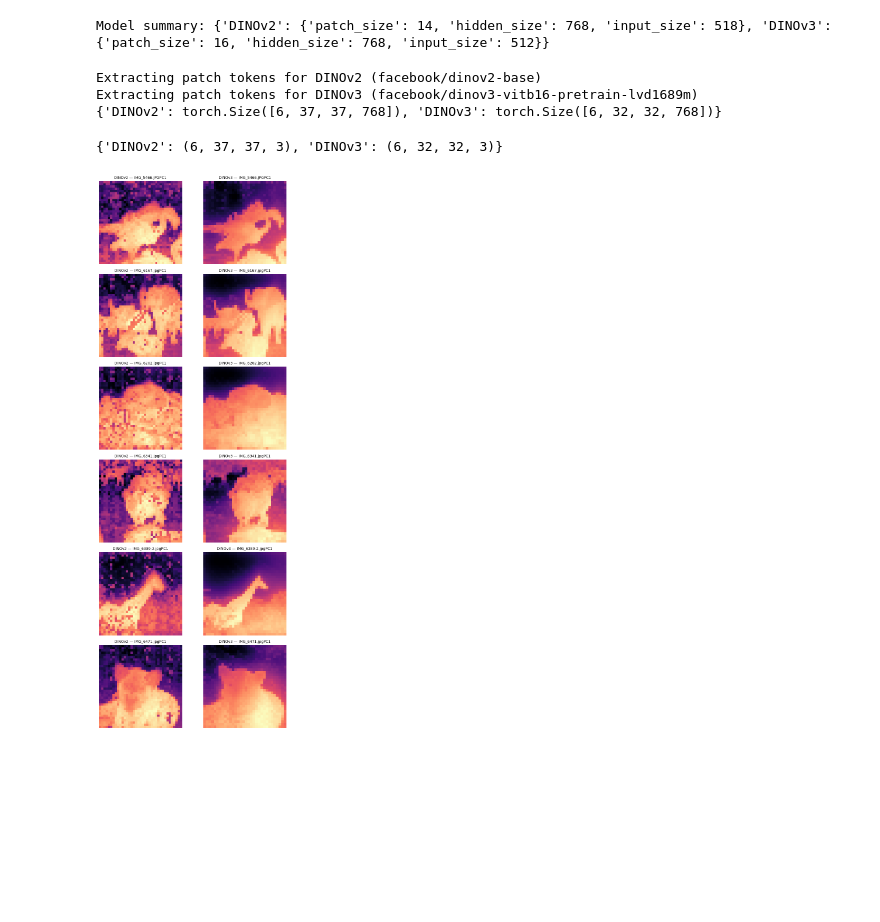
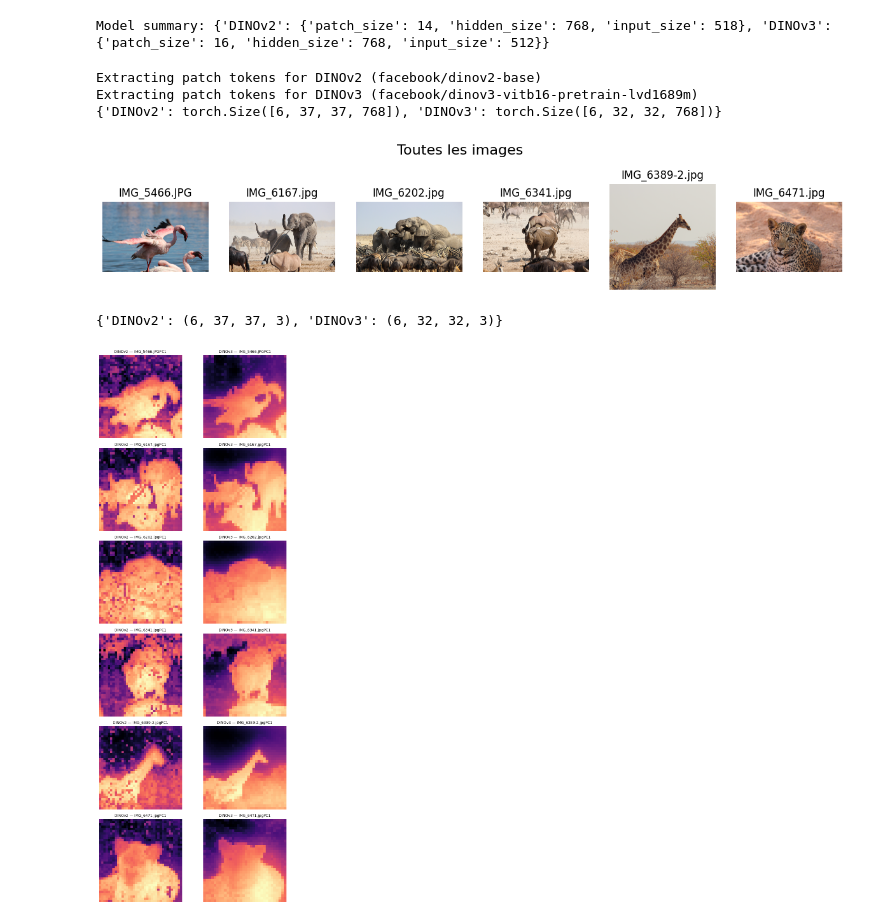
Before and after one commit to theaudaudiffret/Dino_V3_improvements_visualized, a Jupyter notebook: DinoV3_improvements.ipynb, the cells around one changed output. Saved outputs shown, nothing was run; the diff lists cells and outputs as text; code cells hidden in the pictures; blank space fills up the shorter version.

Commit message:
images_adding

```diff
--- a/DinoV3_improvements.ipynb
+++ b/DinoV3_improvements.ipynb
@@ -136,6 +137,20 @@ print({name: feature_store[name]['patch_features'].shape for name in MODEL_ORDER
 Extracting patch tokens for DINOv2 (facebook/dinov2-base)
 Extracting patch tokens for DINOv3 (facebook/dinov3-vitb16-pretrain-lvd1689m)
 {'DINOv2': torch.Size([6, 37, 37, 768]), 'DINOv3': torch.Size([6, 32, 32, 768])}
+# %%
+n_images = len(RAW_IMAGES)
+plt.figure(figsize=(15, 3))
+plt.suptitle("Toutes les images", fontsize=16)
+
+for i, img in enumerate(RAW_IMAGES):
+    plt.subplot(1, n_images, i + 1)
+    plt.imshow(img)
+    plt.axis('off')
+    plt.title(IMAGE_NAMES[i])
+
+plt.show()
+# %% [output]
+[figure, added]
 # %%
 # [STEP] PCA decomposition per model
 # Fit PCA on patch embeddings from each model independently (3 leading components).
```
Also changed, not shown: parts of 3 cells of this notebook.
